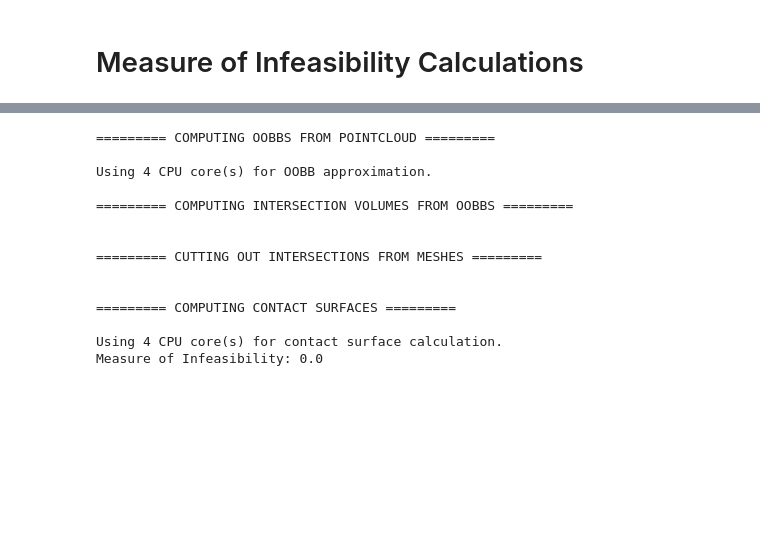
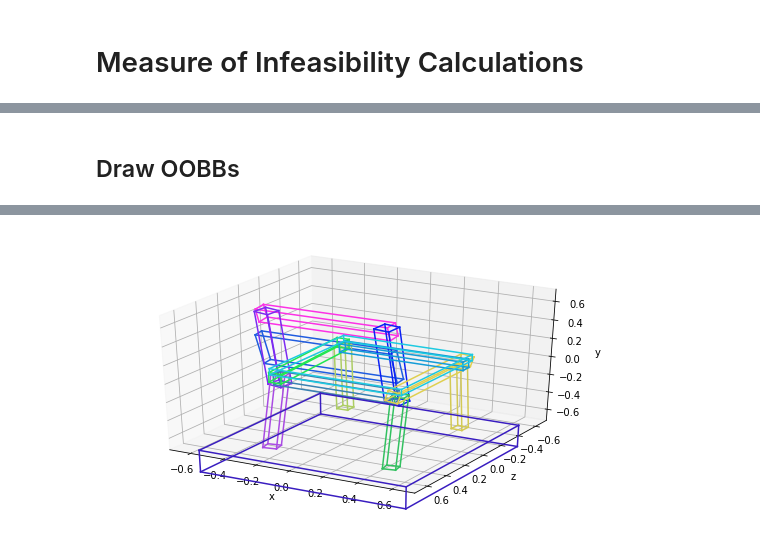
Before and after one commit to Novare/structurenet_physf, a Jupyter notebook: code/vis_pc.ipynb, the cells around one changed output, grey strips where cells are left out. Drawn from its saved outputs; the diff is of its cells as text; code cells hidden in the pictures; blank space fills up the shorter version.

Commit message:
contact surface calculations

```diff
--- a/code/vis_pc.ipynb
+++ b/code/vis_pc.ipynb
@@ -140,3 +138,10 @@ Tree Structure:
   |  |  ├0 back_single_surface [LEAF] {0}
 # %% [markdown]
 # Measure of Infeasibility Calculations
+# %%
+%matplotlib inline
+from compute_moi import *
+from compute_moi_util import *
+
+moi, oobbs, cut_meshes, cut_volumes, contact_surfaces = calculate_measure_of_infeasibility(obj)
+print("Measure of Infeasibility: " + str(moi))
@@ -143,28 +156,20 @@ Tree Structure:
+# %% [markdown]
+## Draw OOBBs
 # %%
-%matplotlib notebook
+%matplotlib inline
 from compute_moi import *
 from compute_moi_util import *
 
-num_plots = 3
-plots = []
-for i in range(num_plots):
-    fig = plt.figure(i, figsize=(9, 5))
-    extent = 0.7
-    ax = fig.add_subplot(1, 1, 1, projection="3d")
-    ax.set_xlim(-extent, extent)
-    ax.set_ylim(extent, -extent)
-    ax.set_zlim(-extent, extent)
-    ax.set_xlabel('x')
-    ax.set_ylabel('z')
-    ax.set_zlabel('y')
-    ax.set_proj_type('persp')
-    plots.append((fig, ax))
+fig = plt.figure(figsize=(9, 5))
+extent = 0.7
+ax = fig.add_subplot(1, 1, 1, projection="3d")
+ax.set_xlim(-extent, extent)
+ax.set_ylim(extent, -extent)
+ax.set_zlim(-extent, extent)
+ax.set_xlabel('x')
+ax.set_ylabel('z')
+ax.set_zlabel('y')
+ax.set_proj_type('persp')
 
-moi, oobbs, cutvolumes, contact_surfaces = calculate_measure_of_infeasibility(obj)
-
-draw_oobbs(plots[0][1], oobbs)
-draw_cutvolumes(plots[1][1], cutvolumes)
-draw_contact_surfaces(plots[2][1], contact_surfaces)
-
-print("Measure of Infeasibility: " + str(moi))
+draw_oobbs(ax, oobbs)
 # %% [output]
@@ -177,14 +176 @@ print("Measure of Infeasibility: " + str(moi))
-========= COMPUTING OOBBS FROM POINTCLOUD =========
-
-Using 4 CPU core(s) for OOBB approximation.
-
-========= COMPUTING INTERSECTION VOLUMES FROM OOBBS =========
-
-
-========= CUTTING OUT INTERSECTIONS FROM MESHES =========
-
-
-========= COMPUTING CONTACT SURFACES =========
-
-Using 4 CPU core(s) for contact surface calculation.
-Measure of Infeasibility: 0.0
+[figure, added]
```
Also changed, not shown: parts of 11 cells of this notebook, 2 other files.
